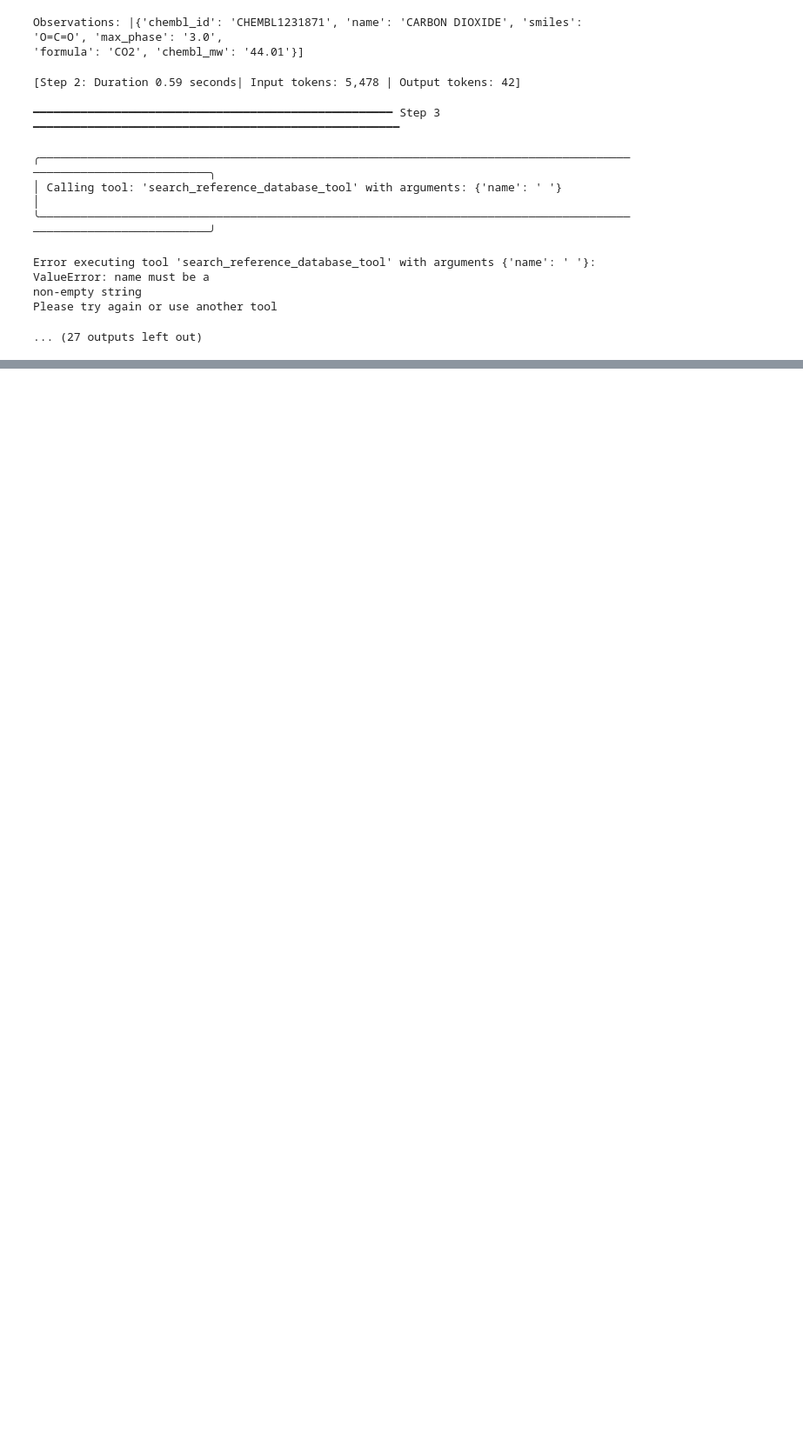
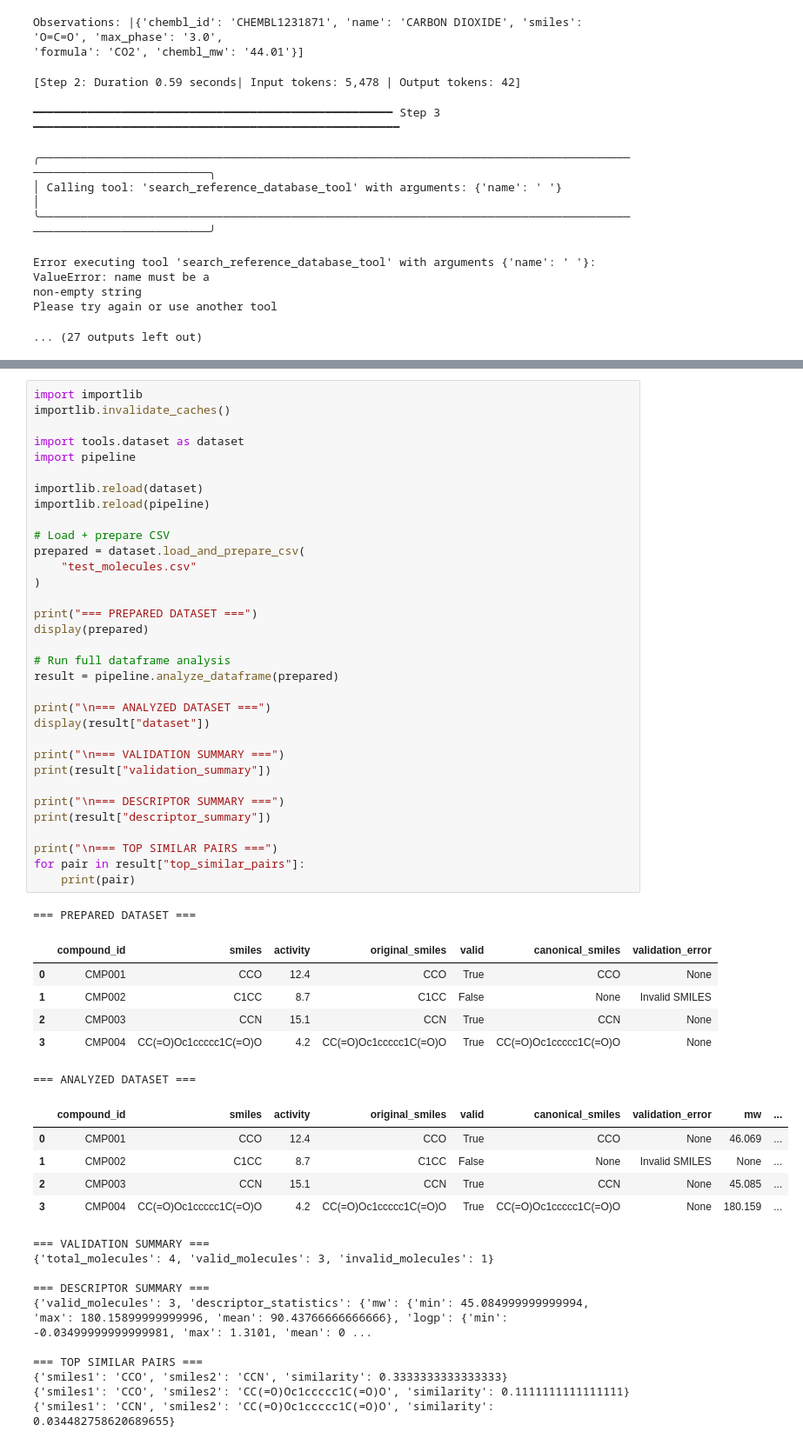
Before and after one commit to ratnip/ChemAssistant, a Jupyter notebook: notebooks/NewChemAssistant.ipynb, the cells around one changed output, grey strips where cells are left out. Shown at 87% size. Cells and saved outputs as stored; diff of their text form; blank space fills up the shorter version.

```diff
--- a/notebooks/NewChemAssistant.ipynb
+++ b/notebooks/NewChemAssistant.ipynb
@@ -1307,0 +1365,56 @@ Please try again or use another tool
+# %%
+import importlib
+importlib.invalidate_caches()
+
+import tools.dataset as dataset
+import pipeline
+
+importlib.reload(dataset)
+importlib.reload(pipeline)
+
+# Load + prepare CSV
+prepared = dataset.load_and_prepare_csv(
+    "test_molecules.csv"
+)
+
+print("=== PREPARED DATASET ===")
+display(prepared)
+
+# Run full dataframe analysis
+result = pipeline.analyze_dataframe(prepared)
+
+print("\n=== ANALYZED DATASET ===")
+display(result["dataset"])
+
+print("\n=== VALIDATION SUMMARY ===")
+print(result["validation_summary"])
+
+print("\n=== DESCRIPTOR SUMMARY ===")
+print(result["descriptor_summary"])
+
+print("\n=== TOP SIMILAR PAIRS ===")
+for pair in result["top_similar_pairs"]:
+    print(pair)
+# %% [output]
+=== PREPARED DATASET ===
+|  | compound_id | smiles | activity | original_smiles | valid | canonical_smiles | validation_error |
+| 0 | CMP001 | CCO | 12.4 | CCO | True | CCO | None |
+| 1 | CMP002 | C1CC | 8.7 | C1CC | False | None | Invalid SMILES |
+| 2 | CMP003 | CCN | 15.1 | CCN | True | CCN | None |
+| 3 | CMP004 | CC(=O)Oc1ccccc1C(=O)O | 4.2 | CC(=O)Oc1ccccc1C(=O)O | True | CC(=O)Oc1ccccc1C(=O)O | None |
+=== ANALYZED DATASET ===
+|  | compound_id | smiles | activity | original_smiles | valid | canonical_smiles | validation_error | mw | ... |
+| 0 | CMP001 | CCO | 12.4 | CCO | True | CCO | None | 46.069 | ... |
+| 1 | CMP002 | C1CC | 8.7 | C1CC | False | None | Invalid SMILES | None | ... |
+| 2 | CMP003 | CCN | 15.1 | CCN | True | CCN | None | 45.085 | ... |
+| 3 | CMP004 | CC(=O)Oc1ccccc1C(=O)O | 4.2 | CC(=O)Oc1ccccc1C(=O)O | True | CC(=O)Oc1ccccc1C(=O)O | None | 180.159 | ... |
+=== VALIDATION SUMMARY ===
+{'total_molecules': 4, 'valid_molecules': 3, 'invalid_molecules': 1}
+
+=== DESCRIPTOR SUMMARY ===
+{'valid_molecules': 3, 'descriptor_statistics': {'mw': {'min': 45.084999999999994, 'max': 180.15899999999996, 'mean': 90.43766666666666}, 'logp': {'min': -0.03499999999999981, 'max': 1.3101, 'mean': 0 ...
+
+=== TOP SIMILAR PAIRS ===
+{'smiles1': 'CCO', 'smiles2': 'CCN', 'similarity': 0.3333333333333333}
+{'smiles1': 'CCO', 'smiles2': 'CC(=O)Oc1ccccc1C(=O)O', 'similarity': 0.1111111111111111}
+{'smiles1': 'CCN', 'smiles2': 'CC(=O)Oc1ccccc1C(=O)O', 'similarity': 0.034482758620689655}
```
Also changed, not shown: parts of 2 cells of this notebook, 4 other files.
